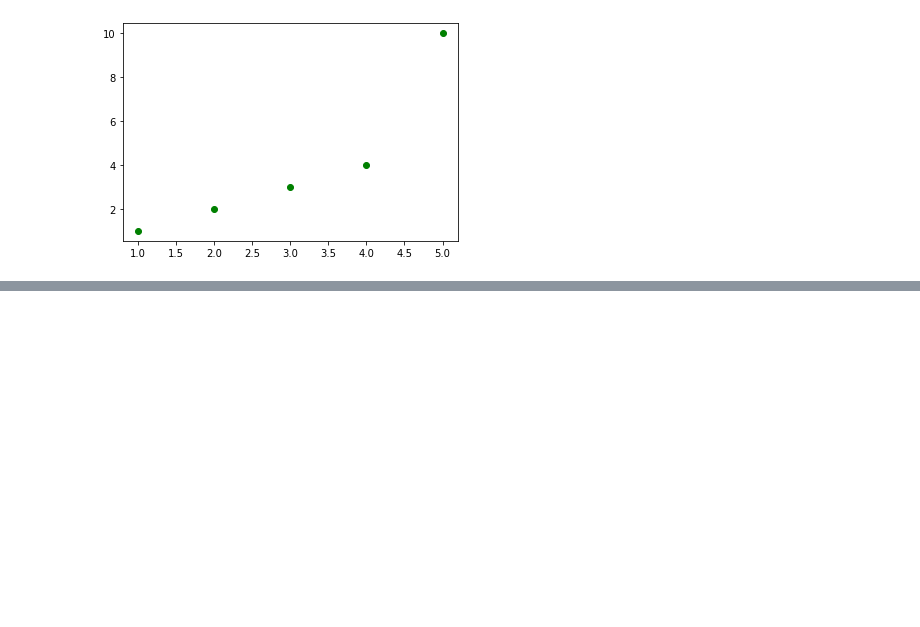
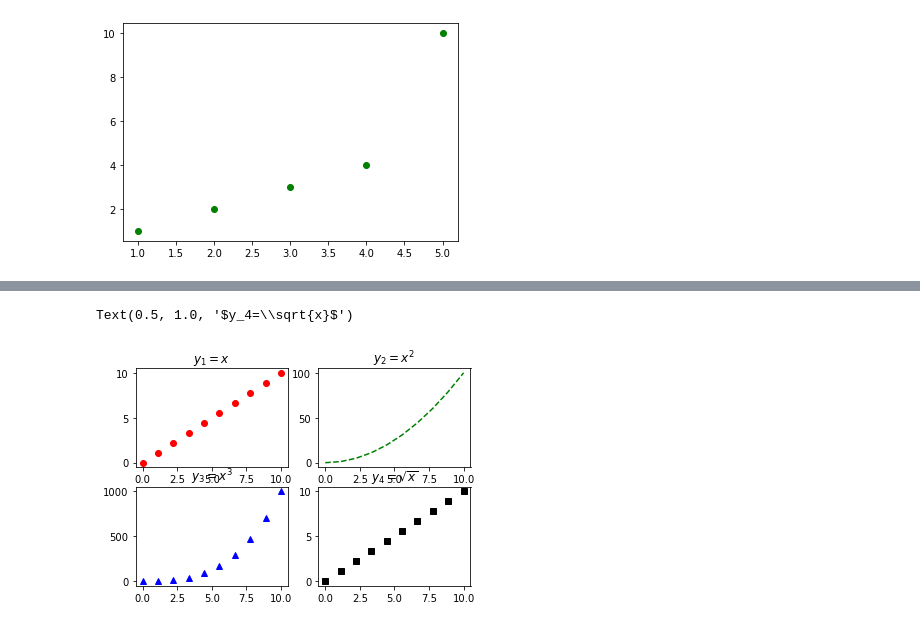
Before and after one commit to MevlutYildiz77/DataVisualiation, a Jupyter notebook: matplotlib.ipynb, the cells around one changed output, grey strips where cells are left out. Cells and saved outputs as stored; diff of their text form; code cells hidden in the pictures; blank space fills up the shorter version.

```diff
--- a/matplotlib.ipynb
+++ b/matplotlib.ipynb
@@ -124,0 +180,25 @@ plt.show()
+# %%
+x =np.linspace(0,10,10)
+y1 = x
+y2 = x**2
+y3=x**3
+y4=np.sqrt(x)
+plt.figure()
+plt.subplot(2,2,1)
+plt.plot(x,y1,'ro')
+plt.title('$y_1=x$')
+
+plt.subplot(2,2,2)
+plt.plot(x,y2,'g--')
+plt.title('$y_2=x^2$')
+
+plt.subplot(2,2,3)
+plt.plot(x,y3,'b^')
+plt.title('$y_3=x^3$')
+
+plt.subplot(2,2,4)
+plt.plot(x,y1,'ks')
+plt.title('$y_4=\sqrt{x}$')
+# %% [output]
+Text(0.5, 1.0, '$y_4=\\sqrt{x}$')
+[figure, added]
```
Also changed, not shown: parts of 41 cells of this notebook.
